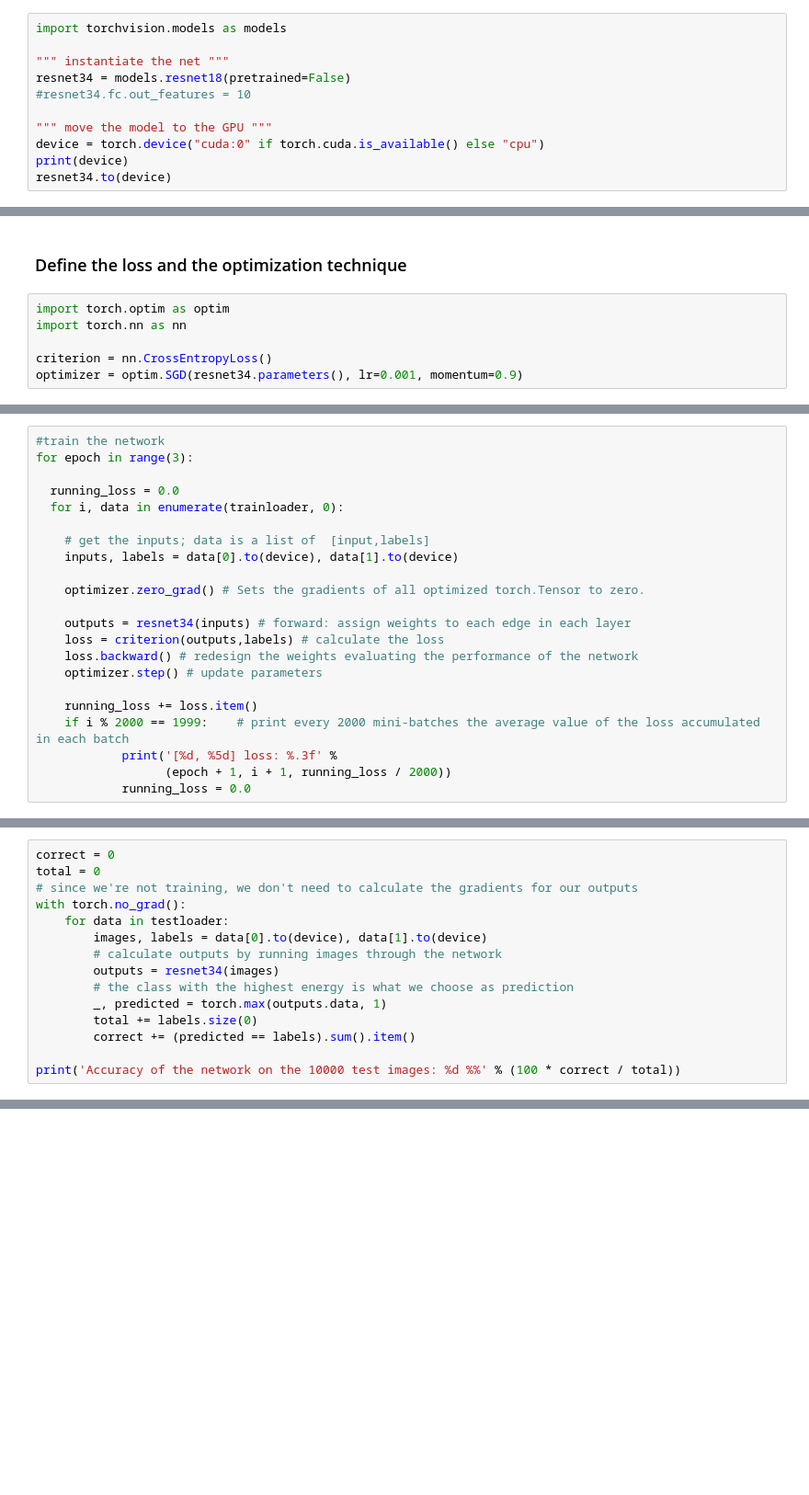
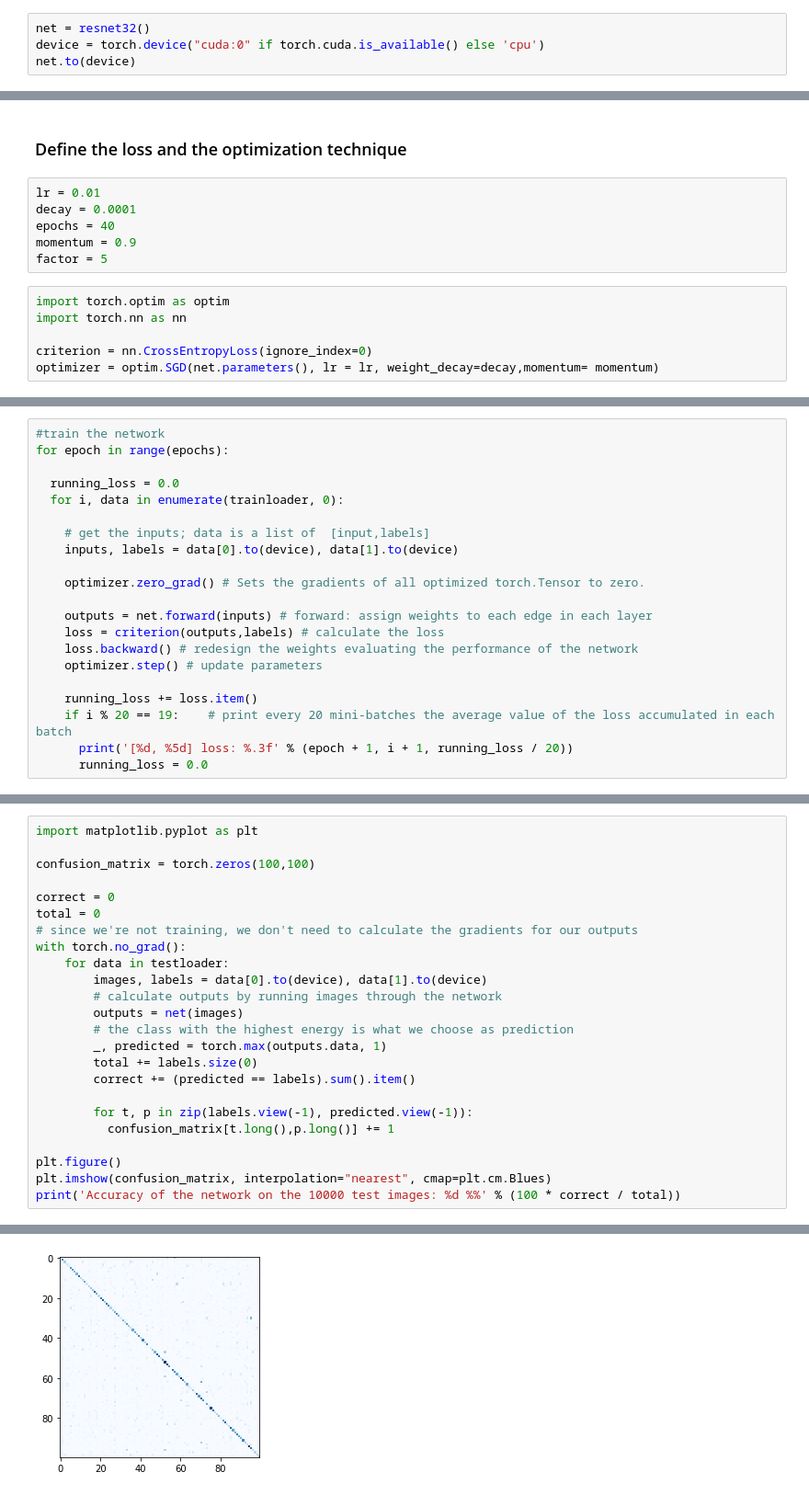
Before and after one commit to FrancescoManca-FM/Project_MLDL, a Jupyter notebook: Finetuning.ipynb, the cells around one changed output, grey strips where cells are left out. Shown at 92% size. Saved outputs shown, nothing was run; the diff lists cells and outputs as text; blank space fills up the shorter version.

```diff
--- a/Finetuning.ipynb
+++ b/Finetuning.ipynb
@@ -40,12 +256,5 @@ Files already downloaded and verified
 # %%
-import torchvision.models as models
-
-""" instantiate the net """
-resnet34 = models.resnet18(pretrained=False)
-#resnet34.fc.out_features = 10
-
-""" move the model to the GPU """
-device = torch.device("cuda:0" if torch.cuda.is_available() else "cpu")
-print(device)
-resnet34.to(device)
+net = resnet32()
+device = torch.device("cuda:0" if torch.cuda.is_available() else 'cpu')
+net.to(device)
 # %% [output]
@@ -70,8 +278,14 @@ ResNet(
 # %% [markdown]
 ### Define the loss and the optimization technique
+# %%
+lr = 0.01
+decay = 0.0001
+epochs = 40
+momentum = 0.9
+factor = 5
 # %%
 import torch.optim as optim
 import torch.nn as nn
 
-criterion = nn.CrossEntropyLoss()
-optimizer = optim.SGD(resnet34.parameters(), lr=0.001, momentum=0.9)
+criterion = nn.CrossEntropyLoss(ignore_index=0)
+optimizer = optim.SGD(net.parameters(), lr = lr, weight_decay=decay,momentum= momentum)
@@ -80,6 +294,6 @@ optimizer = optim.SGD(resnet34.parameters(), lr=0.001, momentum=0.9)
 # %%
 #train the network
-for epoch in range(3):
+for epoch in range(epochs):
 
   running_loss = 0.0
   for i, data in enumerate(trainloader, 0):
@@ -89,14 +303,13 @@ for epoch in range(3):
 
     optimizer.zero_grad() # Sets the gradients of all optimized torch.Tensor to zero.
 
-    outputs = resnet34(inputs) # forward: assign weights to each edge in each layer
+    outputs = net.forward(inputs) # forward: assign weights to each edge in each layer
     loss = criterion(outputs,labels) # calculate the loss
     loss.backward() # redesign the weights evaluating the performance of the network
     optimizer.step() # update parameters
 
     running_loss += loss.item()
-    if i % 2000 == 1999:    # print every 2000 mini-batches the average value of the loss accumulated in each batch
-            print('[%d, %5d] loss: %.3f' %
-                  (epoch + 1, i + 1, running_loss / 2000))
-            running_loss = 0.0
+    if i % 20 == 19:    # print every 20 mini-batches the average value of the loss accumulated in each batch
+      print('[%d, %5d] loss: %.3f' % (epoch + 1, i + 1, running_loss / 20))
+      running_loss = 0.0
 # %% [output]
@@ -123,4 +333,8 @@ for epoch in range(3):
 # %%
+import matplotlib.pyplot as plt
+
+confusion_matrix = torch.zeros(100,100)
+
 correct = 0
 total = 0
 # since we're not training, we don't need to calculate the gradients for our outputs
@@ -128,11 +342,16 @@ with torch.no_grad():
     for data in testloader:
         images, labels = data[0].to(device), data[1].to(device)
         # calculate outputs by running images through the network
-        outputs = resnet34(images)
+        outputs = net(images)
         # the class with the highest energy is what we choose as prediction
         _, predicted = torch.max(outputs.data, 1)
         total += labels.size(0)
         correct += (predicted == labels).sum().item()
 
+        for t, p in zip(labels.view(-1), predicted.view(-1)):
+          confusion_matrix[t.long(),p.long()] += 1
+
+plt.figure()
+plt.imshow(confusion_matrix, interpolation="nearest", cmap=plt.cm.Blues)
 print('Accuracy of the network on the 10000 test images: %d %%' % (100 * correct / total))
 # %% [output]
@@ -139,0 +359 @@ Accuracy of the network on the 10000 test images: 23 %
+[figure, added]
```
Also changed, not shown: parts of 29 cells of this notebook.
